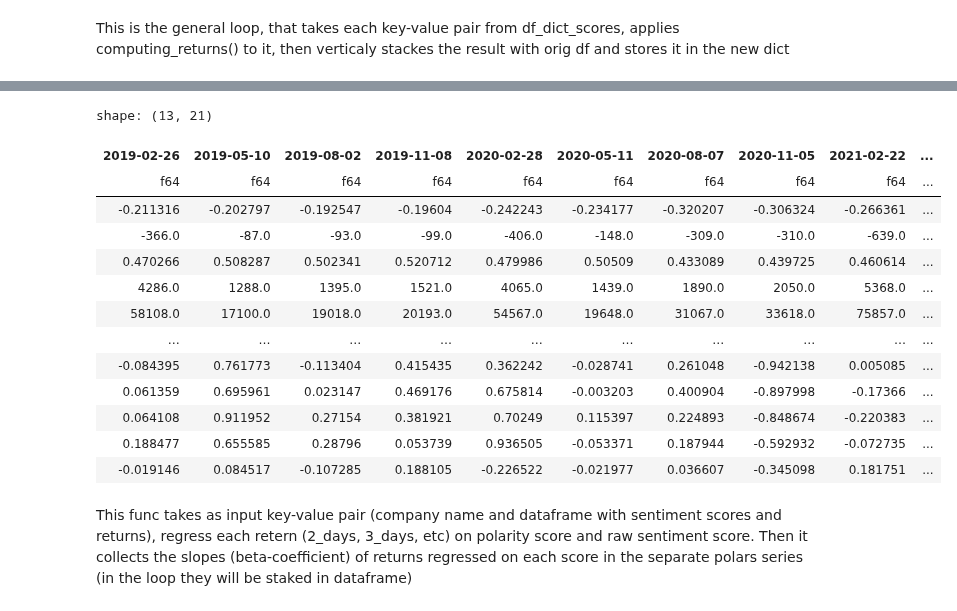
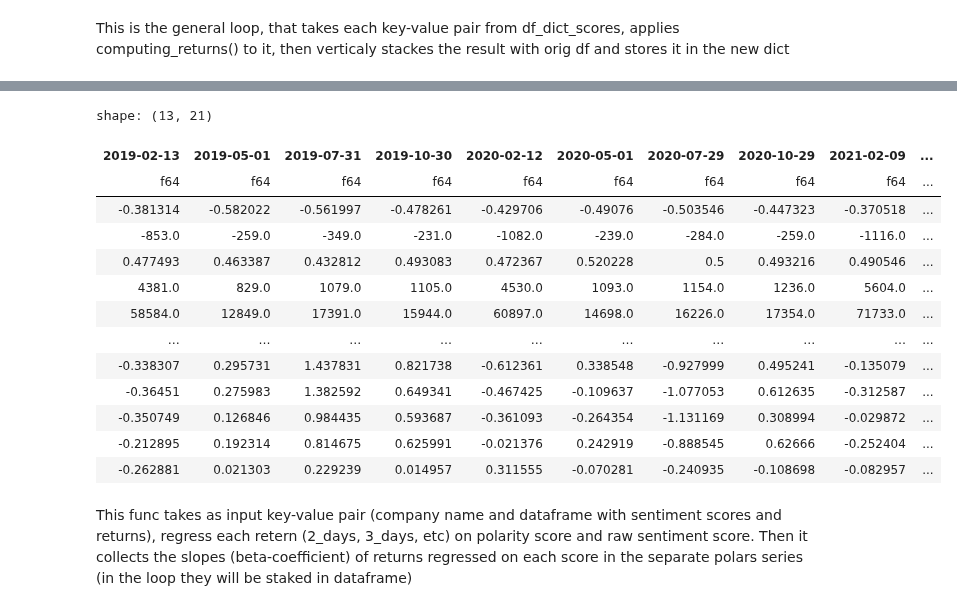
Before and after one commit to LeatherBag011235/Parsim-sec, a Jupyter notebook: src/Analysis/excess_ret_500.ipynb, the cells around one changed output, grey strips where cells are left out. Saved outputs shown, nothing was run; the diff lists cells and outputs as text; code cells hidden in the pictures.

```diff
--- a/src/Analysis/excess_ret_500.ipynb
+++ b/src/Analysis/excess_ret_500.ipynb
@@ -201,7 +213,7 @@ def computing_returns(tic_sym, df):
     return returns
 # %%
 #example ticker symbol and correponding df
-tic_sym = "HPE" #A CCI ETR DXCM HPE
+tic_sym = "EMR" #A CCI ETR DXCM HPE BAC EMR
 df = df_dict_scores[tic_sym]
 df
 # %% [output]
@@ -237,12 +249,20 @@ def calc_suprise(tic_sym, df, period=10):
 
     eps = None
 
+    failed_dates = 0
+
     delay = initial_delay
     for period in periods:
 
         try:
             company_ticker = yf.Ticker(tic_sym)
             eps = company_ticker.get_earnings_dates(limit=period)
+            eps_reset = eps.reset_index()
+
+            duplicates_mask = eps_reset.duplicated(keep=False)
+            eps_reset = eps_reset[~duplicates_mask]
+
+            eps = eps_reset.set_index(eps.index.name)
             break
 
         except Exception as e:
@@ -252,26 +272,34 @@ def calc_suprise(tic_sym, df, period=10):
         delay = min(delay * 2, max_delay)
 
     if eps is None:
-        return None, False
+        return None, False, failed_dates
 
     else:
         available_indices = list(eps.index)
+        #print(available_indices)
 
         eps_dict = {}
 
         for col in df.columns:
 
-            date_of_rep = pd.Timestamp(col, tz='America/New_York')
-            closest_index = min(available_indices, key=lambda x: abs(x - date_of_rep))
+            if available_indices:
 
-            eps_surprise = eps.loc[closest_index, 'Surprise(%)']
+                date_of_rep = pd.Timestamp(col, tz='America/New_York')
+                closest_index = min(available_indices, key=lambda x: abs(x - date_of_rep))
 
-            eps_dict[col] = eps_surprise
+                available_indices = [dt for dt in available_indices if dt < closest_index]
+
+                eps_surprise = eps.loc[closest_index, 'Surprise(%)']
+
+                eps_dict[col] = eps_surprise
+            else:
+                failed_dates += 1
+                eps_dict[col] = None
 
         eps_df = pl.DataFrame(eps_dict)
         stacked_df = df.vstack(eps_df)
 
-        return stacked_df, True
+        return stacked_df, True, failed_dates
 # %%
 calc_suprise(tic_sym, df)
 # %% [output]
@@ -374,7 +392,11 @@ for tic_sym, df in df_dict_scores.items():
     total_docs += df.shape[1]
     print(tic_sym)
 
-    regressors_df, sucssess = calc_suprise(tic_sym, df)
+    regressors_df, sucssess, failed_dates = calc_suprise(tic_sym, df)
+
+    if failed_dates > 0:
+        doc_fails += failed_dates
+        company_fails += 1
 
     if sucssess == False:
         company_fails +=1
@@ -388,7 +410,7 @@ for tic_sym, df in df_dict_scores.items():
 
     dict_for_anal[tic_sym] = stacked_df_with_indx
 
-print(f'Company fails ratio: {company_fails/497}')
+print(f'Company fails ratio: {company_fails/len(df_dict_scores)}')
 print(f'Documents fails ratio: {doc_fails/total_docs}')
 # %% [output]
 A
@@ -461,20 +497,20 @@ ERROR:root:Error calculating surprise for GEN: 'Earnings Date'
 # %%
-dict_for_anal["AEE"]
+dict_for_anal["AMGN"]
 # %% [output]
 shape: (13, 21)
-| 2019-02-26 | 2019-05-10 | 2019-08-02 | 2019-11-08 | 2020-02-28 | 2020-05-11 | 2020-08-07 | 2020-11-05 | 2021-02-22 | ... |
+| 2019-02-13 | 2019-05-01 | 2019-07-31 | 2019-10-30 | 2020-02-12 | 2020-05-01 | 2020-07-29 | 2020-10-29 | 2021-02-09 | ... |
 | f64 | f64 | f64 | f64 | f64 | f64 | f64 | f64 | f64 | ... |
-| -0.211316 | -0.202797 | -0.192547 | -0.19604 | -0.242243 | -0.234177 | -0.320207 | -0.306324 | -0.266361 | ... |
-| -366.0 | -87.0 | -93.0 | -99.0 | -406.0 | -148.0 | -309.0 | -310.0 | -639.0 | ... |
-| 0.470266 | 0.508287 | 0.502341 | 0.520712 | 0.479986 | 0.50509 | 0.433089 | 0.439725 | 0.460614 | ... |
-| 4286.0 | 1288.0 | 1395.0 | 1521.0 | 4065.0 | 1439.0 | 1890.0 | 2050.0 | 5368.0 | ... |
-| 58108.0 | 17100.0 | 19018.0 | 20193.0 | 54567.0 | 19648.0 | 31067.0 | 33618.0 | 75857.0 | ... |
+| -0.381314 | -0.582022 | -0.561997 | -0.478261 | -0.429706 | -0.49076 | -0.503546 | -0.447323 | -0.370518 | ... |
+| -853.0 | -259.0 | -349.0 | -231.0 | -1082.0 | -239.0 | -284.0 | -259.0 | -1116.0 | ... |
+| 0.477493 | 0.463387 | 0.432812 | 0.493083 | 0.472367 | 0.520228 | 0.5 | 0.493216 | 0.490546 | ... |
+| 4381.0 | 829.0 | 1079.0 | 1105.0 | 4530.0 | 1093.0 | 1154.0 | 1236.0 | 5604.0 | ... |
+| 58584.0 | 12849.0 | 17391.0 | 15944.0 | 60897.0 | 14698.0 | 16226.0 | 17354.0 | 71733.0 | ... |
 | … | … | … | … | … | … | … | … | … | ... |
-| -0.084395 | 0.761773 | -0.113404 | 0.415435 | 0.362242 | -0.028741 | 0.261048 | -0.942138 | 0.005085 | ... |
-| 0.061359 | 0.695961 | 0.023147 | 0.469176 | 0.675814 | -0.003203 | 0.400904 | -0.897998 | -0.17366 | ... |
-| 0.064108 | 0.911952 | 0.27154 | 0.381921 | 0.70249 | 0.115397 | 0.224893 | -0.848674 | -0.220383 | ... |
-| 0.188477 | 0.655585 | 0.28796 | 0.053739 | 0.936505 | -0.053371 | 0.187944 | -0.592932 | -0.072735 | ... |
-| -0.019146 | 0.084517 | -0.107285 | 0.188105 | -0.226522 | -0.021977 | 0.036607 | -0.345098 | 0.181751 | ... |
+| -0.338307 | 0.295731 | 1.437831 | 0.821738 | -0.612361 | 0.338548 | -0.927999 | 0.495241 | -0.135079 | ... |
+| -0.36451 | 0.275983 | 1.382592 | 0.649341 | -0.467425 | -0.109637 | -1.077053 | 0.612635 | -0.312587 | ... |
+| -0.350749 | 0.126846 | 0.984435 | 0.593687 | -0.361093 | -0.264354 | -1.131169 | 0.308994 | -0.029872 | ... |
+| -0.212895 | 0.192314 | 0.814675 | 0.625991 | -0.021376 | 0.242919 | -0.888545 | 0.62666 | -0.252404 | ... |
+| -0.262881 | 0.021303 | 0.229239 | 0.014957 | 0.311555 | -0.070281 | -0.240935 | -0.108698 | -0.082957 | ... |
 # %% [markdown]
 This func takes as input key-value pair (company name and dataframe with sentiment scores and returns), regress each retern (2_days, 3_days, etc) on polarity score and raw sentiment score. Then it collects the slopes (beta-coefficient) of returns regressed on each score in the separate polars series (in the loop they will be staked in dataframe)
 # %%
```
Also changed, not shown: parts of 22 cells of this notebook, 1 other file.
